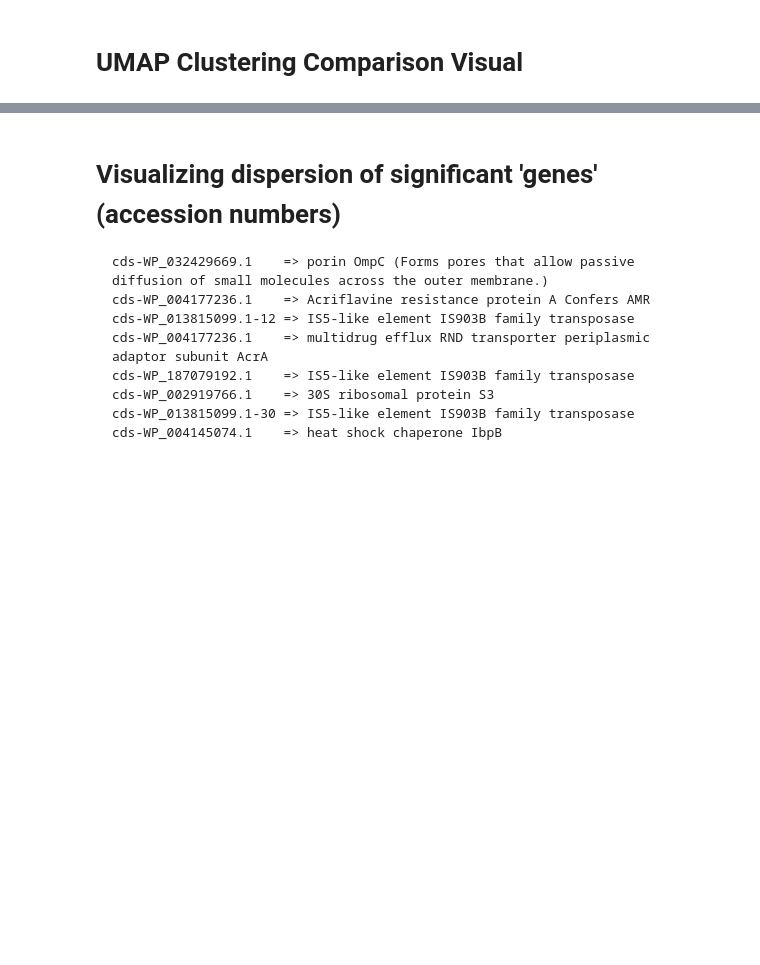
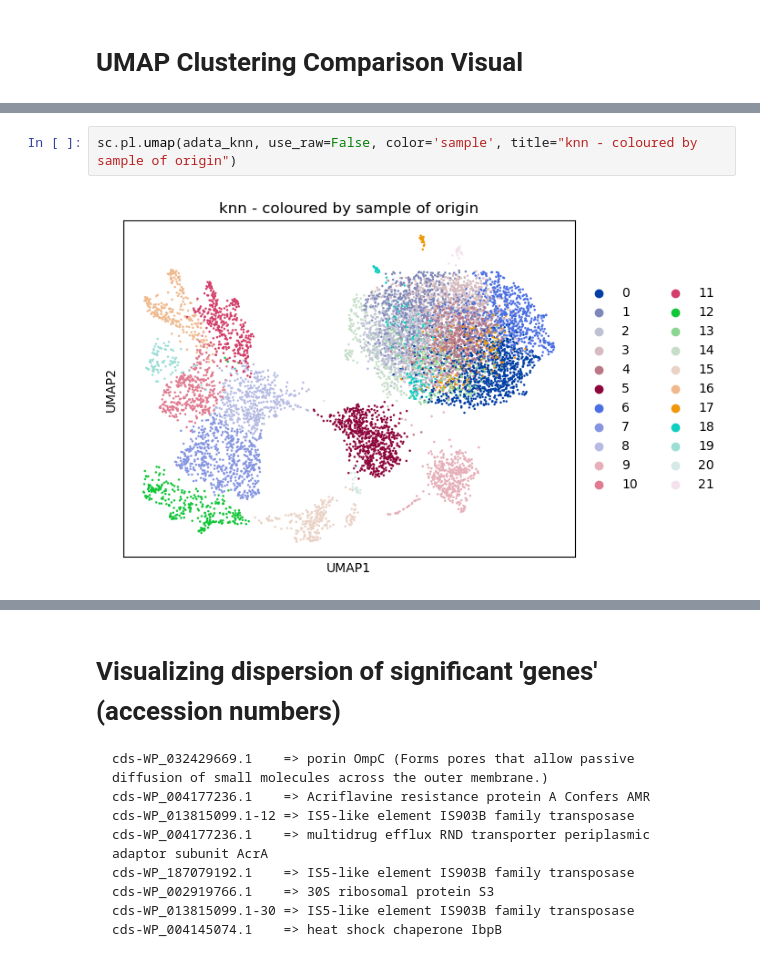
Before and after one commit to Dennis-Bersenev/GeneratingResistance, a Jupyter notebook: src/bacdrop_exploration.ipynb, the cells around one changed output, grey strips where cells are left out. Cells and saved outputs as stored; diff of their text form; blank space fills up the shorter version.

```diff
--- a/src/bacdrop_exploration.ipynb
+++ b/src/bacdrop_exploration.ipynb
@@ -64 +74,5 @@ sc.pl.umap(adata_knn, use_raw=False, color='leiden', title="knn")
+# %%
+sc.pl.umap(adata_knn, use_raw=False, color='sample', title="knn - coloured by sample of origin")
+# %% [output]
+[figure, added]
 # %%
```
Also changed, not shown: parts of 6 cells of this notebook.
